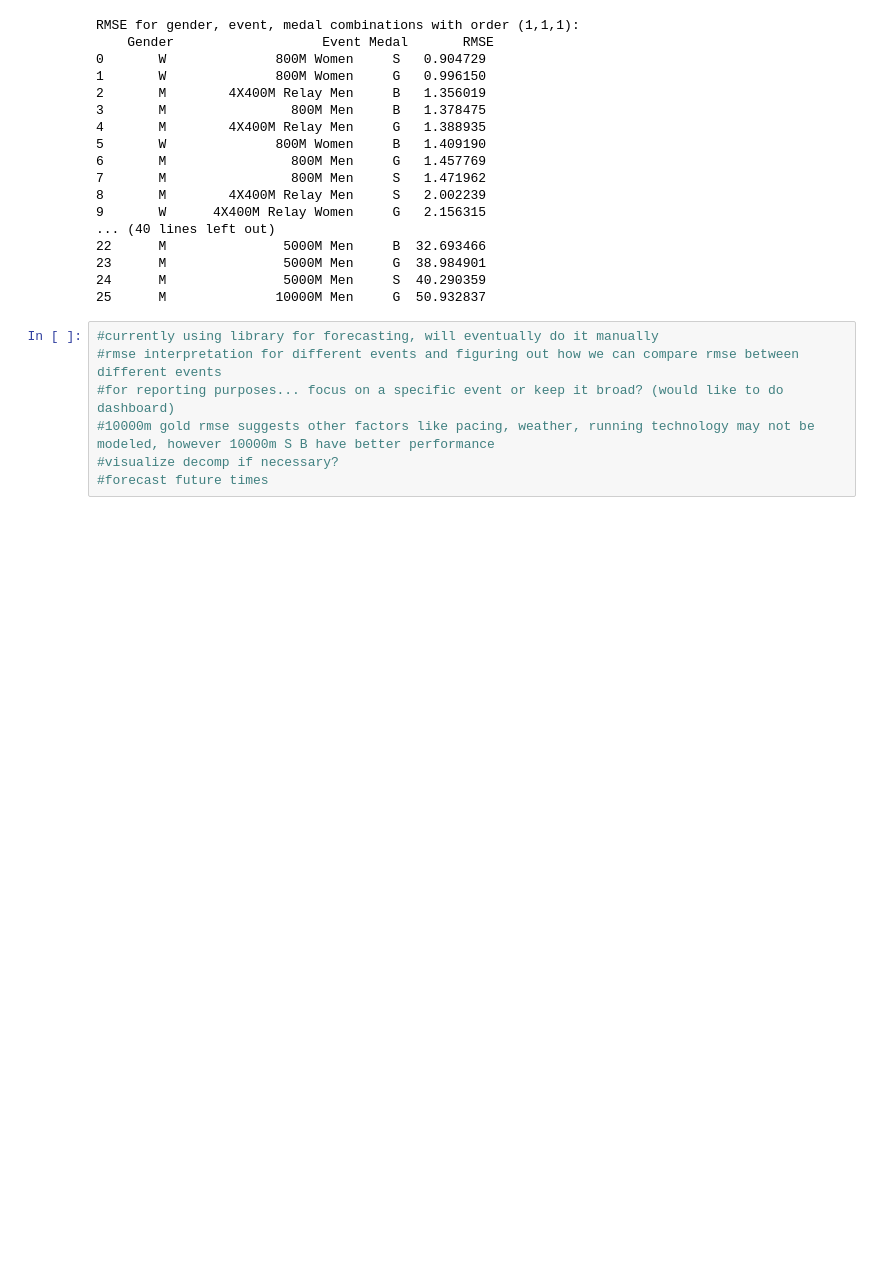
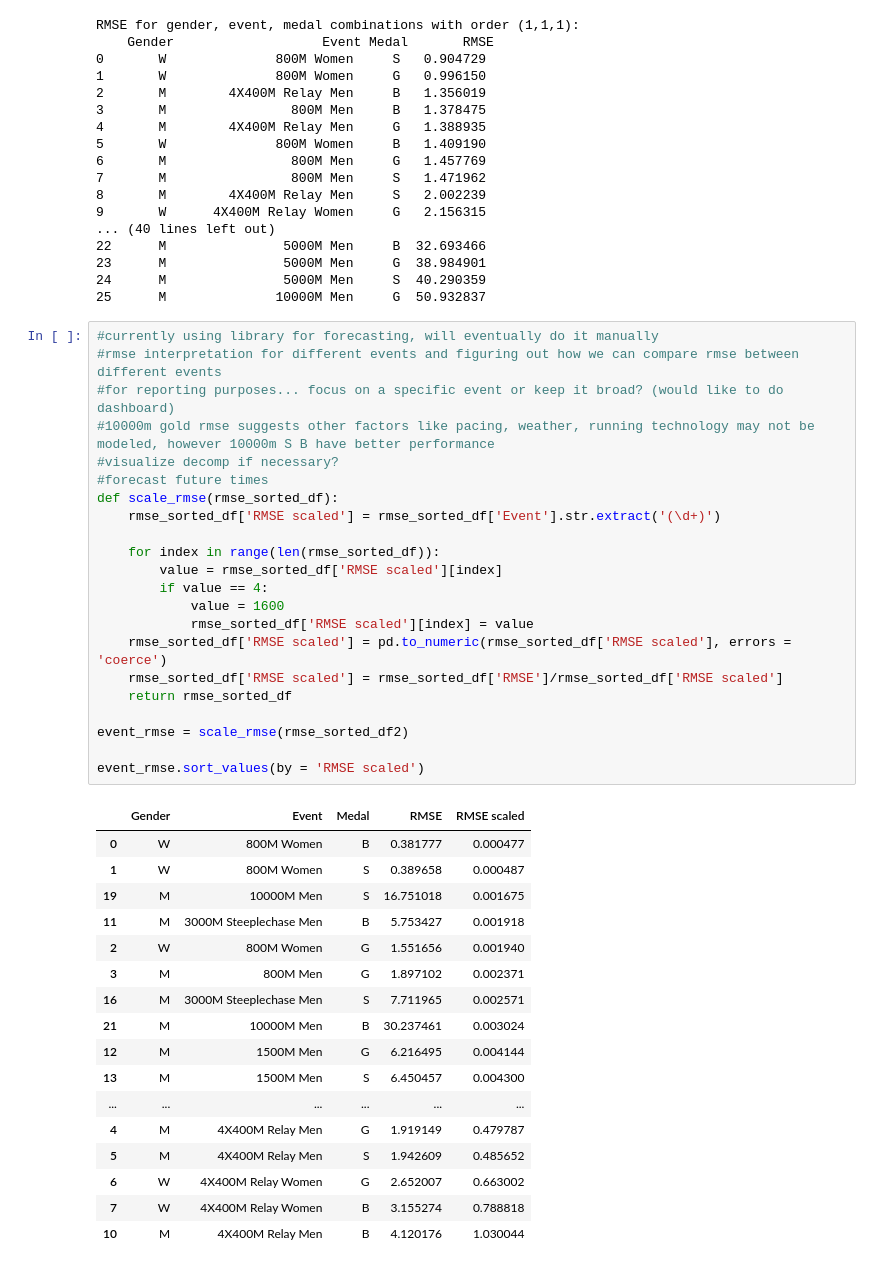
Before and after one commit to avaduggan/ML4420_project, a Jupyter notebook: athletics_time_series.ipynb, the cells around one changed output. Drawn from its saved outputs; the diff is of its cells as text; blank space fills up the shorter version.

```diff
--- a/athletics_time_series.ipynb
+++ b/athletics_time_series.ipynb
@@ -206,7 +214,40 @@ RMSE for gender, event, medal combinations with order (1,1,1):
 # %%
 #currently using library for forecasting, will eventually do it manually
 #rmse interpretation for different events and figuring out how we can compare rmse between different events
 #for reporting purposes... focus on a specific event or keep it broad? (would like to do dashboard)
 #10000m gold rmse suggests other factors like pacing, weather, running technology may not be modeled, however 10000m S B have better performance
 #visualize decomp if necessary?
 #forecast future times
+def scale_rmse(rmse_sorted_df):
+    rmse_sorted_df['RMSE scaled'] = rmse_sorted_df['Event'].str.extract('(\d+)')
+
+    for index in range(len(rmse_sorted_df)):
+        value = rmse_sorted_df['RMSE scaled'][index]
+        if value == 4:
+            value = 1600
+            rmse_sorted_df['RMSE scaled'][index] = value
+    rmse_sorted_df['RMSE scaled'] = pd.to_numeric(rmse_sorted_df['RMSE scaled'], errors = 'coerce')
+    rmse_sorted_df['RMSE scaled'] = rmse_sorted_df['RMSE']/rmse_sorted_df['RMSE scaled']
+    return rmse_sorted_df
+
+event_rmse = scale_rmse(rmse_sorted_df2)
+
+event_rmse.sort_values(by = 'RMSE scaled')
+# %% [output]
+|  | Gender | Event | Medal | RMSE | RMSE scaled |
+| 0 | W | 800M Women | B | 0.381777 | 0.000477 |
+| 1 | W | 800M Women | S | 0.389658 | 0.000487 |
+| 19 | M | 10000M Men | S | 16.751018 | 0.001675 |
+| 11 | M | 3000M Steeplechase Men | B | 5.753427 | 0.001918 |
+| 2 | W | 800M Women | G | 1.551656 | 0.001940 |
+| 3 | M | 800M Men | G | 1.897102 | 0.002371 |
+| 16 | M | 3000M Steeplechase Men | S | 7.711965 | 0.002571 |
+| 21 | M | 10000M Men | B | 30.237461 | 0.003024 |
+| 12 | M | 1500M Men | G | 6.216495 | 0.004144 |
+| 13 | M | 1500M Men | S | 6.450457 | 0.004300 |
+| ... | ... | ... | ... | ... | ... |
+| 4 | M | 4X400M Relay Men | G | 1.919149 | 0.479787 |
+| 5 | M | 4X400M Relay Men | S | 1.942609 | 0.485652 |
+| 6 | W | 4X400M Relay Women | G | 2.652007 | 0.663002 |
+| 7 | W | 4X400M Relay Women | B | 3.155274 | 0.788818 |
+| 10 | M | 4X400M Relay Men | B | 4.120176 | 1.030044 |
```
Also changed, not shown: parts of 6 cells of this notebook, 3 other files.
